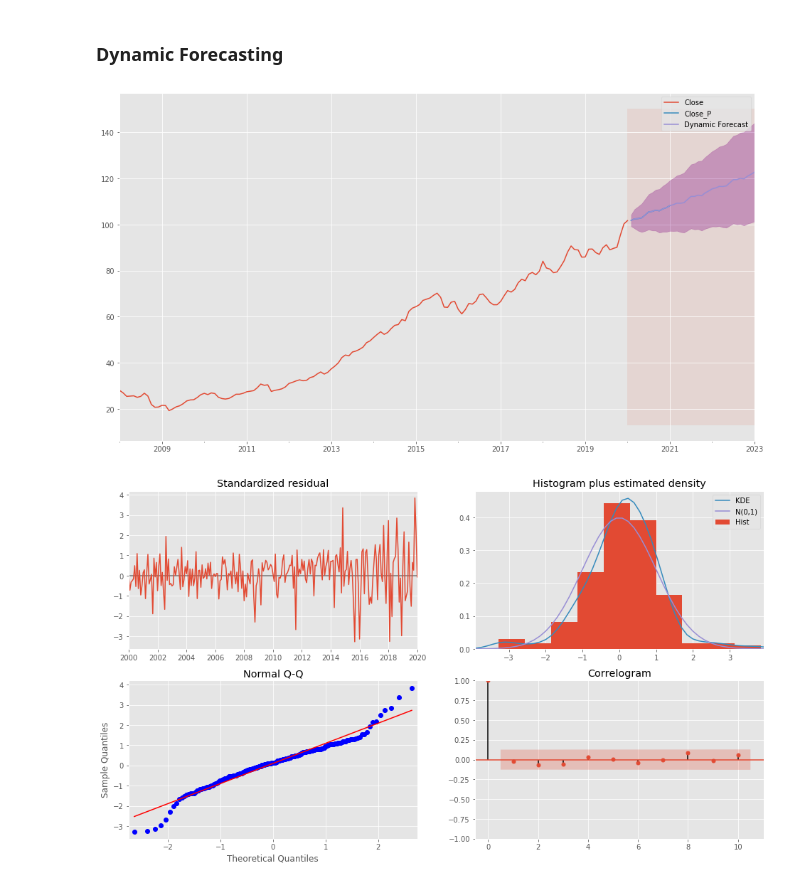
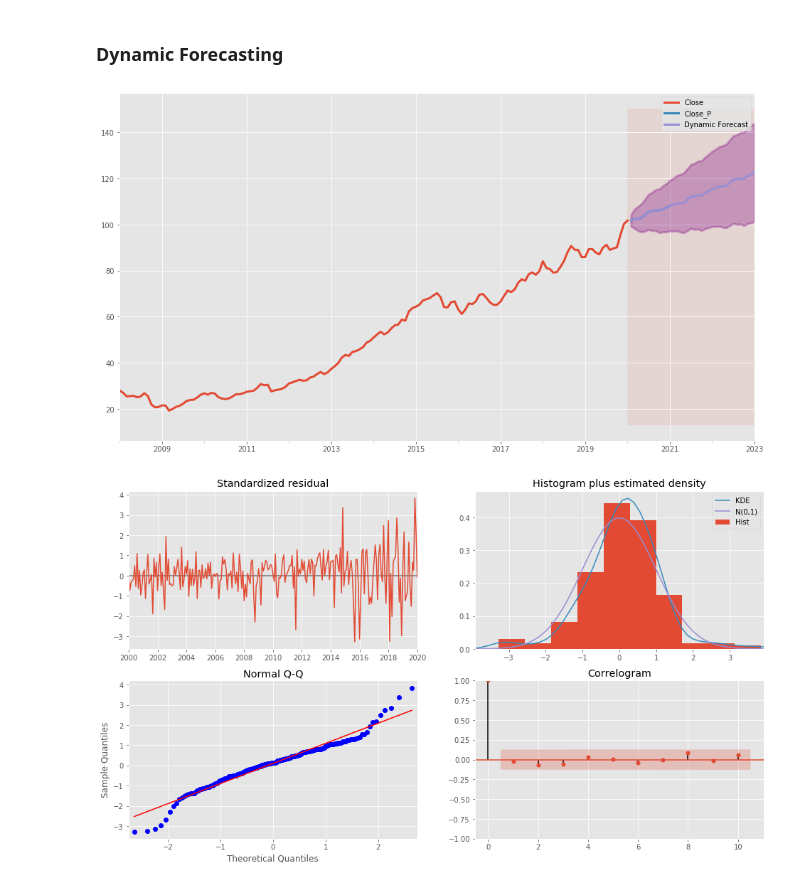
Before and after one commit to andrewcole33/xlv_time_series_analysis, a Jupyter notebook: XLV_time_series.ipynb, the cells around one changed output. Cells and saved outputs as stored; diff of their text form; code cells hidden in the pictures.

```diff
--- a/XLV_time_series.ipynb
+++ b/XLV_time_series.ipynb
@@ -251,19 +258,19 @@ plt.savefig('XLV_predict_future.png', bbox_inches = 'tight')
 prediction = res.get_forecast(steps = 36)
 pred_conf = prediction.conf_int()
 # %%
-ax = xlv_monthly_mean['2008':].plot(label = 'Observed', figsize = (16,9))
-prediction.predicted_mean.plot(label = 'Dynamic Forecast', ax=ax)
+ax = xlv_monthly_mean['2008':].plot(label = 'Observed', figsize = (16,9), linewidth = 3)
+prediction.predicted_mean.plot(label = 'Dynamic Forecast', ax=ax, linewidth = 3)
 
 ax.fill_between(pred_conf.index,
                 pred_conf.iloc[:,0],
-                pred_conf.iloc[:,1], color = 'purple', alpha = .3)
+                pred_conf.iloc[:,1], color = 'purple', alpha = .3, linewidth = 3)
 
 ax.fill_betweenx(ax.get_ylim(), pd.to_datetime('2020-01-01'), pd.to_datetime('2023-01-01'), alpha=.1, zorder=-1)
 
 plt.legend()
 plt.show()
 # %% [output]
-[figure, old version]
+[figure, new version]
 # %%
 res.plot_diagnostics(figsize = (16,9));
 # %% [output]
```
Also changed, not shown: parts of 10 cells of this notebook, 2 other files.
